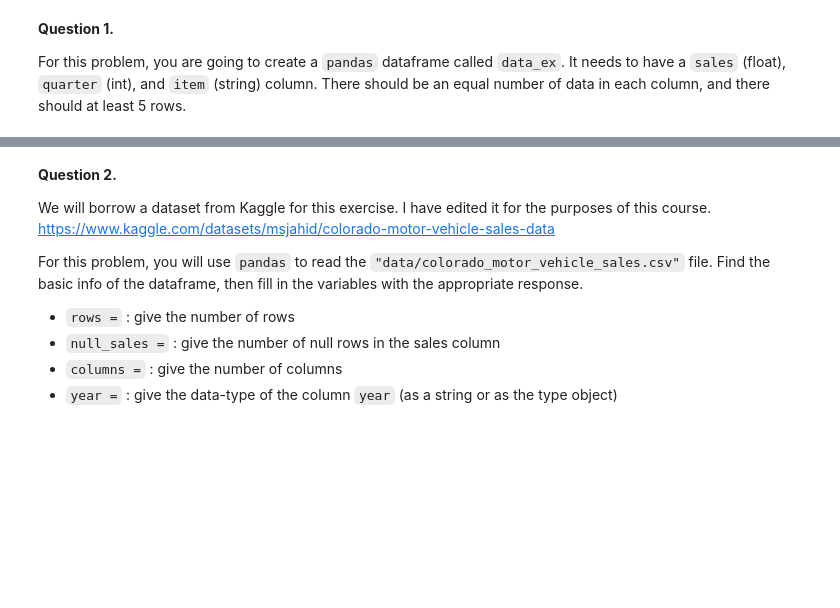
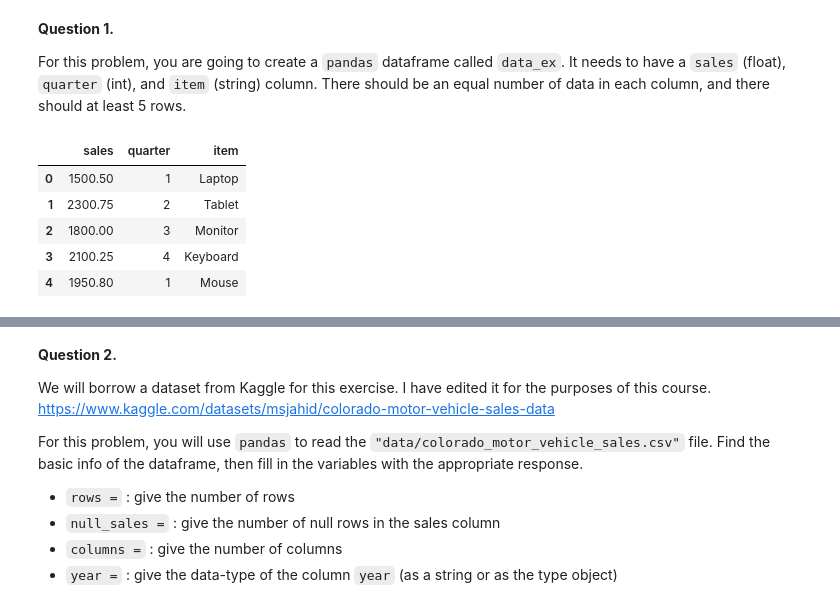
Before and after one commit to hoffm714-stack/M2A3, a Jupyter notebook: pandasIntro.ipynb, the cells around one changed output, grey strips where cells are left out. Saved outputs shown, nothing was run; the diff lists cells and outputs as text; code cells hidden in the pictures; blank space fills up the shorter version.

Commit message:
M2A3 (Intro to Pandas)

```diff
--- a/pandasIntro.ipynb
+++ b/pandasIntro.ipynb
@@ -118,6 +189,25 @@ df.info()
 For this problem, you are going to create a `pandas` dataframe called `data_ex`. It needs to have a `sales` (float), `quarter` (int), and `item` (string) column. There should be an equal number of data in each column, and there should at least 5 rows.
 # %%
 import pandas as pd
-data = ...
+
+# Generating the data for the dataframe
+        # Sales variable (float)
+data = {'sales': [1500.50, 2300.75, 1800.00, 2100.25, 1950.80],
+        # Quarter variable (integer)
+        'quarter': [1, 2, 3, 4, 1],
+        # Item variable (string)
+        'item': ['Laptop', 'Tablet', 'Monitor', 'Keyboard', 'Mouse']
+}
+
+# Creating and displaying the pandas dataframe
+dataframe_p1 = pd.DataFrame(data)
+dataframe_p1
+# %% [output]
+|  | sales | quarter | item |
+| 0 | 1500.50 | 1 | Laptop |
+| 1 | 2300.75 | 2 | Tablet |
+| 2 | 1800.00 | 3 | Monitor |
+| 3 | 2100.25 | 4 | Keyboard |
+| 4 | 1950.80 | 1 | Mouse |
 # %%
 grader.check("q1")
```
Also changed, not shown: parts of 19 cells of this notebook.
